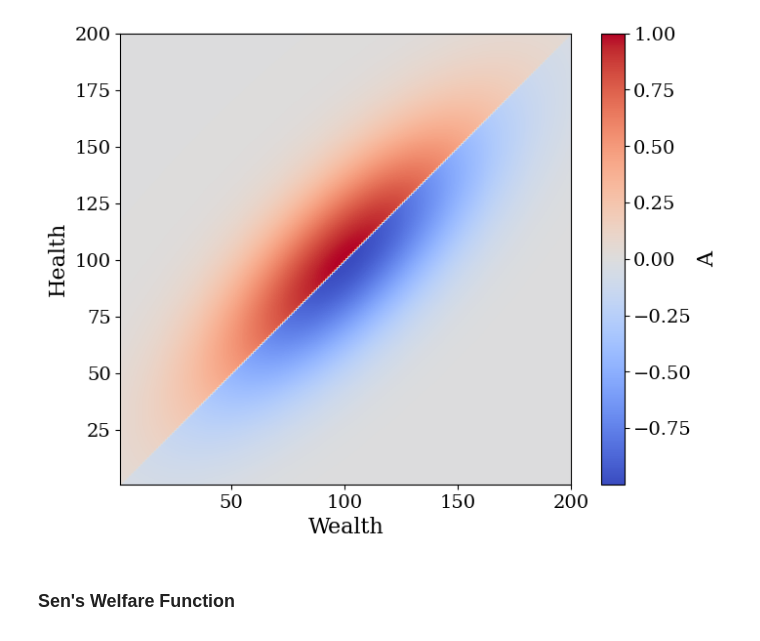
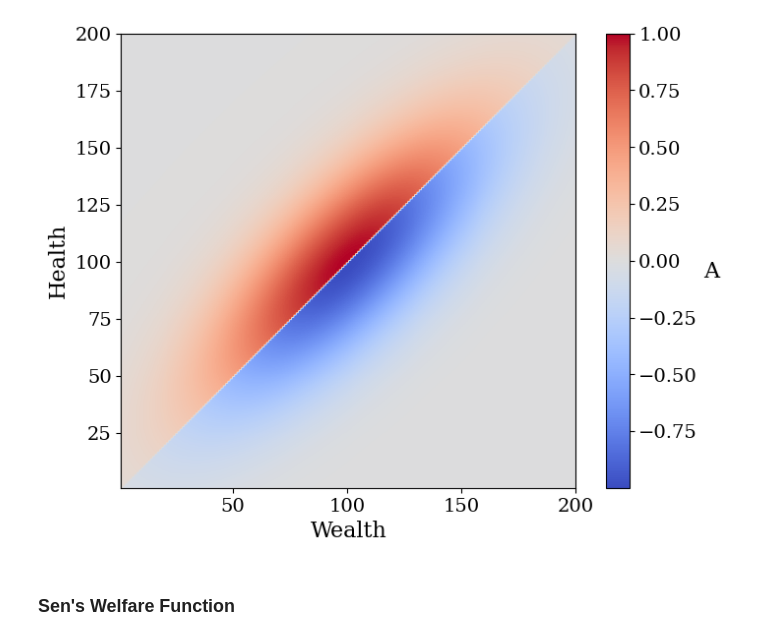
Before and after one commit to charlesaugdupont/cognitive-biases-endogenous-volatility, a Jupyter notebook: LowHealthHighWealthResults.ipynb, the cells around one changed output. Drawn from its saved outputs; the diff is of its cells as text; code cells hidden in the pictures.

```diff
--- a/LowHealthHighWealthResults.ipynb
+++ b/LowHealthHighWealthResults.ipynb
@@ -38,43 +38,42 @@ problem = {
 # %%
 result_dir = "state_dependent_growth_rate_full"
 # %%
-import numpy as np
-import matplotlib.pyplot as plt
 
-# Grid size
 x = np.linspace(1, 200, 200)
 y = np.linspace(1, 200, 200)
 X, Y = np.meshgrid(x, y)
 
 # --- Parameters ---
 mu = 100               # center of diagonal
 sigma_perp = 30        # controls decay perpendicular to diagonal
 sigma_diag = 40        # controls decay along diagonal
 
 # Distance perpendicular to diagonal
 dist_perp = (Y - X) / np.sqrt(1)
 
 # Distance along diagonal (from center)
 dist_diag = (X + Y)/2 - mu
 
 # Gaussian decay in both directions
 decay_perp = np.exp(-(dist_perp**2) / (2*sigma_perp**2))
 decay_diag = np.exp(-(dist_diag**2) / (2*sigma_diag**2))
 
 # Combine decays
 magnitude = decay_perp * decay_diag
 
 # Apply sign (positive above diagonal, negative below)
 Z = np.where(Y >= X, magnitude, -magnitude)
 
 # Plot heatmap
 plt.imshow(Z, extent=[1,200,1,200], origin='lower', cmap='coolwarm')
-plt.colorbar(label="A")
+cbar = plt.colorbar()
+cbar.set_label("A", rotation=0, labelpad=10)
 plt.xlabel("Wealth")
 plt.ylabel("Health")
+plt.savefig("state_dependent_A_gradient.pdf", bbox_inches="tight")
 plt.show()
 # %% [output]
-[figure, old version]
+[figure, new version]
 # %% [markdown]
 ### Sen's Welfare Function
 # %%
```
Also changed, not shown: parts of 2 cells of this notebook.
